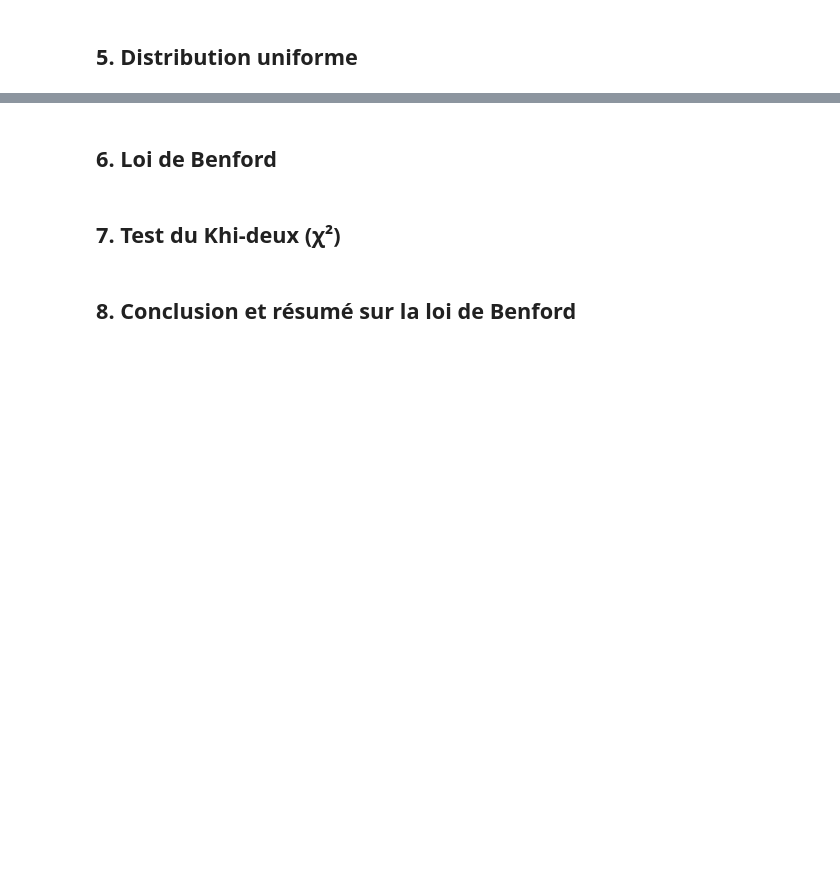
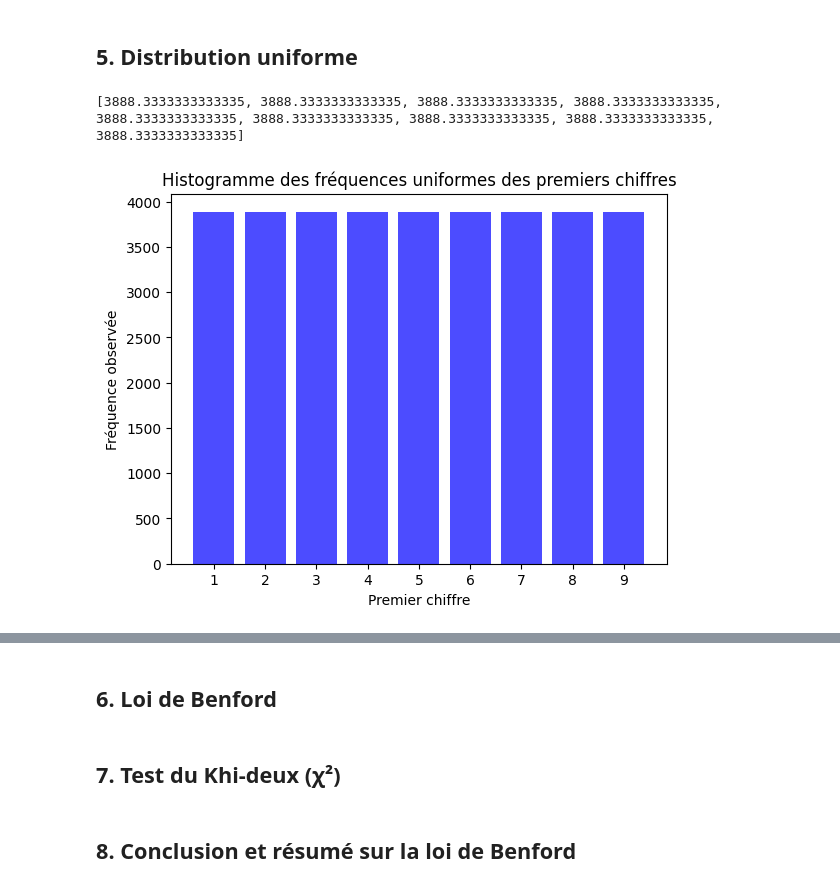
Before and after one commit to youluckk/Loi-Benford, a Jupyter notebook: Benford.ipynb, the cells around one changed output, grey strips where cells are left out. Saved outputs shown, nothing was run; the diff lists cells and outputs as text; code cells hidden in the pictures; blank space fills up the shorter version.

```diff
--- a/Benford.ipynb
+++ b/Benford.ipynb
@@ -99,3 +104,18 @@ plt.show()
 # %%
 # Calculer les fréquences théoriques pour une distribution uniforme
 # Si la distribution est uniforme, chaque chiffre a la même probabilité
+
+total = sum(frequences_observees)
+frequences_uniforme = [total / 9] * 9
+
+print(frequences_uniforme)
+
+plt.bar(range(1, 10), frequences_uniforme, color='blue', alpha=0.7)
+plt.xlabel('Premier chiffre')
+plt.ylabel('Fréquence observée')
+plt.title("Histogramme des fréquences uniformes des premiers chiffres")
+plt.xticks(range(1, 10))
+plt.show()
+# %% [output]
+[3888.3333333333335, 3888.3333333333335, 3888.3333333333335, 3888.3333333333335, 3888.3333333333335, 3888.3333333333335, 3888.3333333333335, 3888.3333333333335, 3888.3333333333335]
+[figure, added]
```
Also changed, not shown: parts of 3 cells of this notebook.
